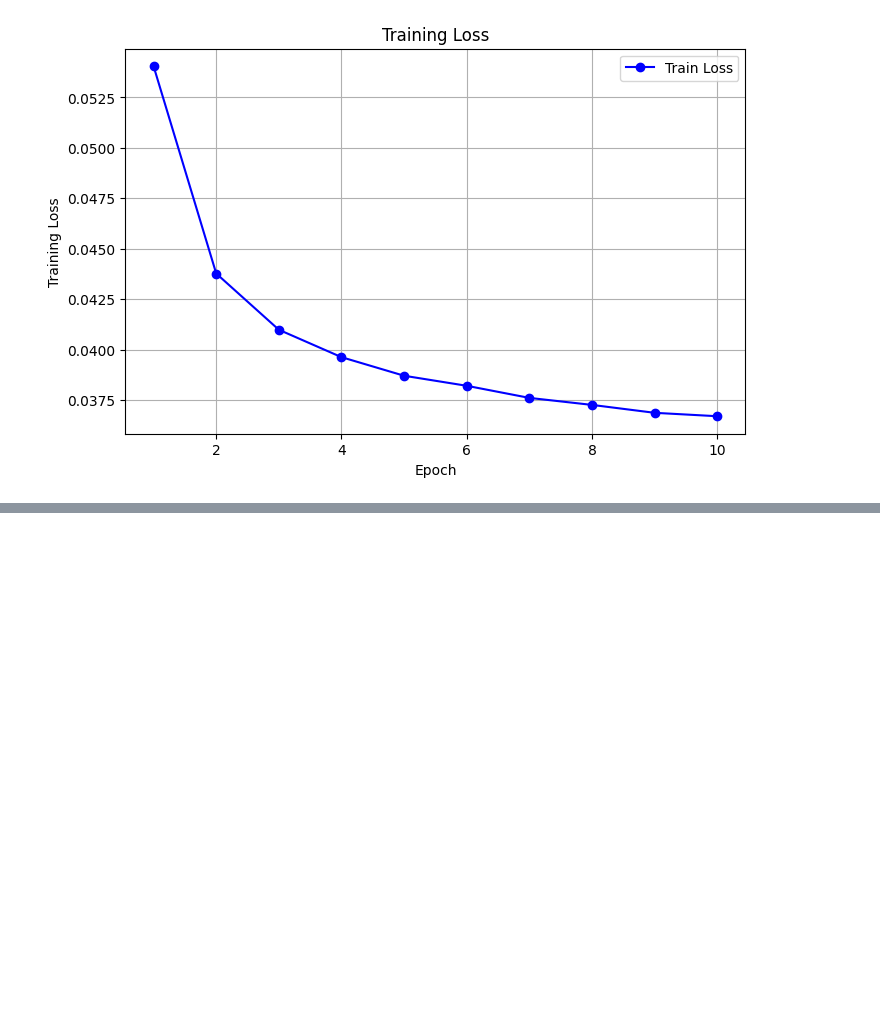
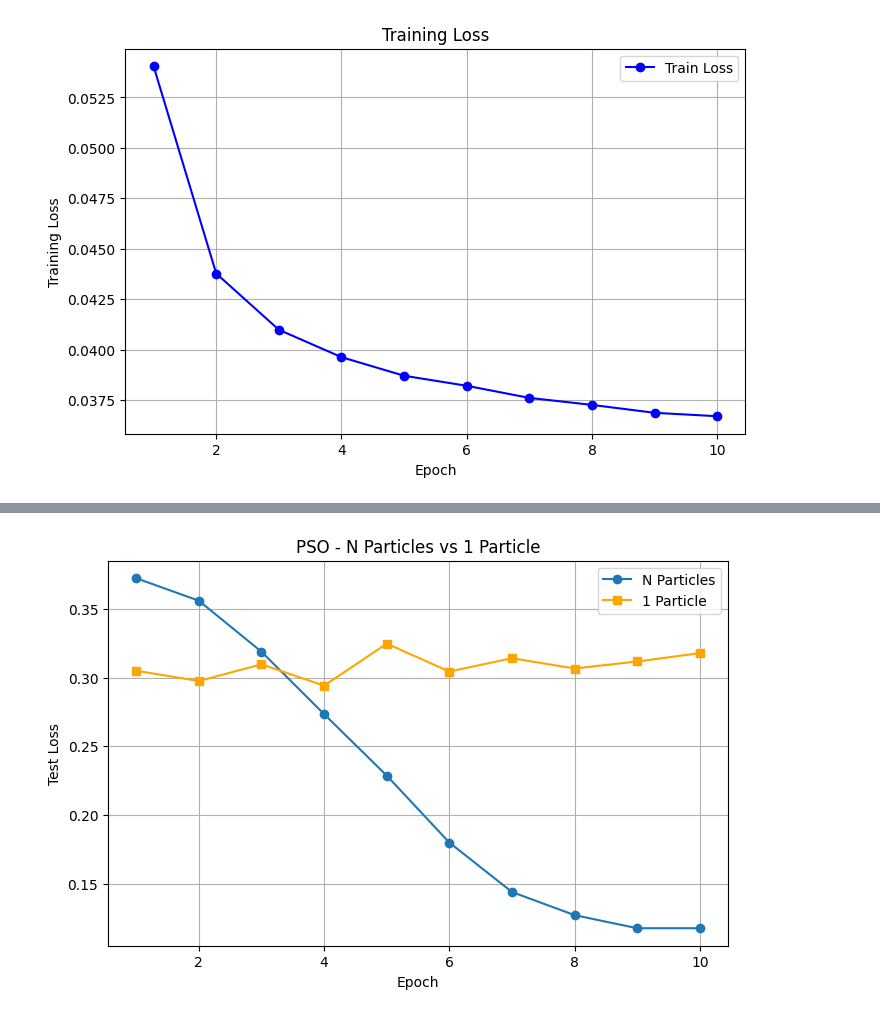
Before and after one commit to Gouthamx/Distributed_Gradient_Descent_for_Sparse_Data, a Jupyter notebook: MovieR.ipynb, the cells around one changed output, grey strips where cells are left out. Drawn from its saved outputs; the diff is of its cells as text; code cells hidden in the pictures; blank space fills up the shorter version.

```diff
--- a/MovieR.ipynb
+++ b/MovieR.ipynb
@@ -140,7 +149,6 @@ class CollabFiltering(nn.Module):
 
         self.mlp = nn.Sequential(
             nn.Linear(emb_dim * 2, hidden),
-            nn.BatchNorm1d(hidden),
             nn.ReLU(),
             nn.Dropout(dropout),
             nn.Linear(hidden, 1),
@@ -334,0 +790,22 @@ utils.save_results("results/base_approach.pkl", metrics)
+# %%
+import matplotlib.pyplot as plt
+import numpy as np
+
+epochs = range(1, n_epochs+1)
+
+# GD: mean across 3 runs
+psoswarm_plot = psoswarm["test_losses"][0]
+# PSO: single run
+pso_plot = pso["test_losses"][0]
+
+plt.figure(figsize=(8,5))
+plt.plot(epochs, psoswarm_plot, marker='o', label="N Particles")
+plt.plot(epochs, pso_plot, marker='s', label="1 Particle", color="orange")
+plt.xlabel("Epoch")
+plt.ylabel("Test Loss")
+plt.title("PSO - N Particles vs 1 Particle")
+plt.legend()
+plt.grid(True)
+plt.show()
+# %% [output]
+[figure, added]
```
Also changed, not shown: parts of 21 cells of this notebook, 17 other files.
